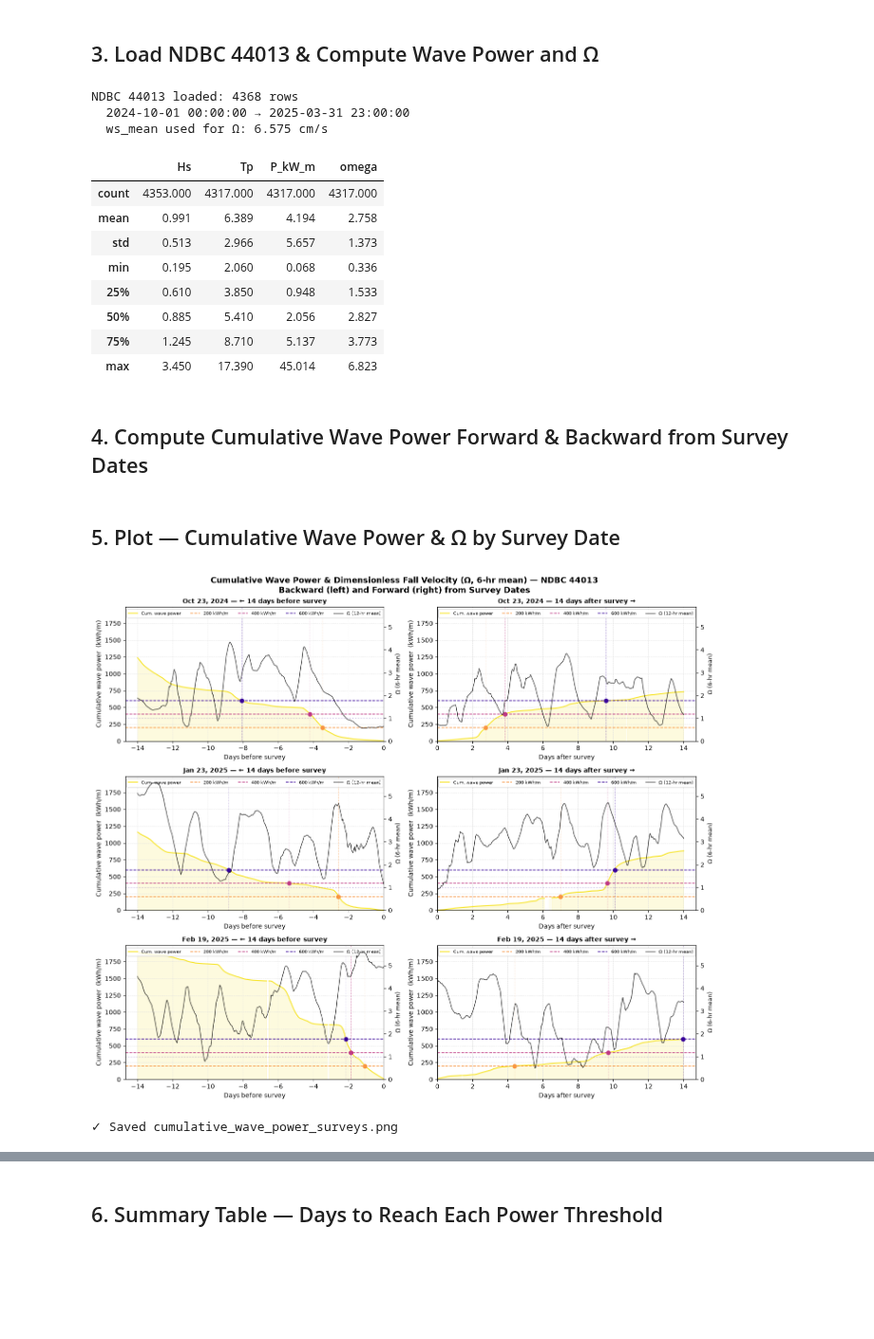
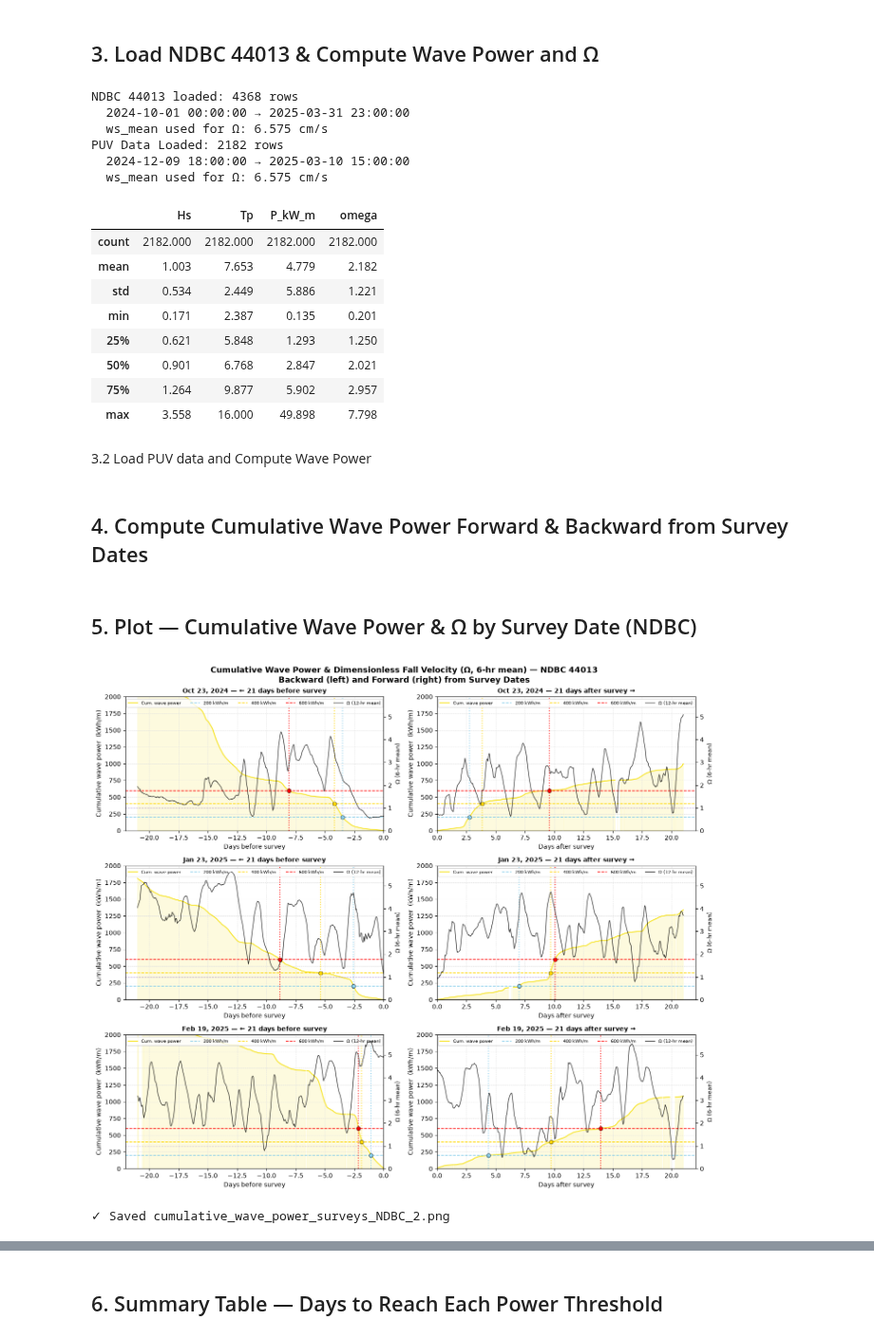
Before and after one commit to cvolpano/PUVprocessing_usgs, a Jupyter notebook: nanopod/data/cumulativeWavePower.ipynb, the cells around one changed output, grey strips where cells are left out. Shown at 95% size. Saved outputs shown, nothing was run; the diff lists cells and outputs as text; code cells hidden in the pictures; blank space fills up the shorter version.

Commit message:
Updated color scheme on wave power figures

```diff
--- a/nanopod/data/cumulativeWavePower.ipynb
+++ b/nanopod/data/cumulativeWavePower.ipynb
@@ -33,10 +31,10 @@ END   = "2025-03-31"
 
 NDBC_44013_FILE = OUT_DIR / f"NDBC_44013_{START[:7]}_to_{END[:7]}.csv"
 GRAIN_FILE      = OUT_DIR / "caco-waves_grainsize.csv"   # update path as needed
-
-SURVEY_DATES     = ["2024-10-23", "2025-01-23", "2025-02-19"]
-LOOKBACK_DAYS    = 14
-LOOKFWD_DAYS     = 14
+PUV_FILE        = OUT_DIR / 'sig1000_waves_ALL.csv'
+SURVEY_DATES     = ["2024-10-23", "2025-01-23", "2025-02-19"] #, "2025-03-06"]
+LOOKBACK_DAYS    = 21
+LOOKFWD_DAYS     = 21
 POWER_THRESHOLDS = [200, 400, 600]   # kWh/m
 
 # Physical constants
@@ -54,7 +52,7 @@ PALETTE = {
     "survey":  _sp(0.55),
     "insitu":  _sp(0.72),
 }
-THRESHOLD_COLORS = [_sp(0.75), _sp(0.45), _sp(0.08)]
+THRESHOLD_COLORS = ['skyblue','gold','red']
 # %% [markdown]
 ## 1. Settling Velocity
 # %%
@@ -149,19 +147,43 @@ print(f"NDBC 44013 loaded: {len(ndbc_44013)} rows")
 print(f"  {ndbc_44013.index.min()} → {ndbc_44013.index.max()}")
 print(f"  ws_mean used for Ω: {ws_mean*100:.3f} cm/s")
 ndbc_44013[["Hs", "Tp", "P_kW_m", "omega"]].describe().round(3)
+
+def load_puv_csv(path):
+    df = pd.read_csv(path, index_col=0, parse_dates=True)
+    df.index.name = "time"
+    df = df.rename(columns={"wh_4061": "Hs", "wp_peak": "Tp"})
+    df = df.apply(pd.to_numeric, errors="coerce")
+    df["Hs"] = df["Hs"].where(df["Hs"] < 99.0)
+    df["Tp"] = df["Tp"].where(df["Tp"] < 99.0)
+    df["P_kW_m"] = P_CONST * df["Hs"]**2 * df["Tp"]
+    return df
+
+puv = load_puv_csv(PUV_FILE)
+puv = puv.resample("1h").mean()  # hourly so cumsum = kWh/m
+puv["omega"] = puv["Hs"] / (ws_mean * puv["Tp"])
+
+print(f"PUV Data Loaded: {len(puv)} rows")
+print(f"  {puv.index.min()} → {puv.index.max()}")
+print(f"  ws_mean used for Ω: {ws_mean*100:.3f} cm/s")
+puv[["Hs", "Tp", "P_kW_m", "omega"]].describe().round(3)
 # %% [output]
 NDBC 44013 loaded: 4368 rows
   2024-10-01 00:00:00 → 2025-03-31 23:00:00
   ws_mean used for Ω: 6.575 cm/s
+PUV Data Loaded: 2182 rows
+  2024-12-09 18:00:00 → 2025-03-10 15:00:00
+  ws_mean used for Ω: 6.575 cm/s
 |  | Hs | Tp | P_kW_m | omega |
-| count | 4353.000 | 4317.000 | 4317.000 | 4317.000 |
-| mean | 0.991 | 6.389 | 4.194 | 2.758 |
-| std | 0.513 | 2.966 | 5.657 | 1.373 |
-| min | 0.195 | 2.060 | 0.068 | 0.336 |
-| 25% | 0.610 | 3.850 | 0.948 | 1.533 |
-| 50% | 0.885 | 5.410 | 2.056 | 2.827 |
-| 75% | 1.245 | 8.710 | 5.137 | 3.773 |
-| max | 3.450 | 17.390 | 45.014 | 6.823 |
+| count | 2182.000 | 2182.000 | 2182.000 | 2182.000 |
+| mean | 1.003 | 7.653 | 4.779 | 2.182 |
+| std | 0.534 | 2.449 | 5.886 | 1.221 |
+| min | 0.171 | 2.387 | 0.135 | 0.201 |
+| 25% | 0.621 | 5.848 | 1.293 | 1.250 |
+| 50% | 0.901 | 6.768 | 2.847 | 2.021 |
+| 75% | 1.264 | 9.877 | 5.902 | 2.957 |
+| max | 3.558 | 16.000 | 49.898 | 7.798 |
+# %% [markdown]
+3.2 Load PUV data and Compute Wave Power
 # %% [markdown]
 ## 4. Compute Cumulative Wave Power Forward & Backward from Survey Dates
 # %%
@@ -192,7 +214,7 @@ def cumulative_around(df, survey_date, lookback_days, lookfwd_days):
 
     return backward, forward
 # %% [markdown]
-## 5. Plot — Cumulative Wave Power & Ω by Survey Date
+## 5. Plot — Cumulative Wave Power & Ω by Survey Date (NDBC)
 # %%
 # Compute global y-axis limits across all surveys and directions
 all_cum_power = []
@@ -243,37 +265,37 @@ for i, survey_date in enumerate(SURVEY_DATES):
             crossed = df_seg[df_seg["cum_power"] >= thresh]
             if not crossed.empty:
                 x_cross = crossed["days"].iloc[0]
-                ax.axvline(x_cross, color=tcol, lw=0.8, ls=":", alpha=0.7)
-                ax.scatter(x_cross, thresh, color=tcol, s=40, zorder=5)
+                ax.axvline(x_cross, color=tcol, lw=1.5, ls=":", alpha=0.9)
+                ax.scatter(x_cross, thresh, linewidth = 0.5,edgecolors='k',color=tcol, s=40, zorder=5)
 
         # ── 6-hour rolling mean of Omega on secondary axis ────────────────────
         omega_smooth = df_seg["omega"].rolling(12, center=True, min_periods=1).mean()
         ax2.plot(x, omega_smooth, color='black', lw=1,
                  alpha=0.8, label="Ω (12-hr mean)")
         ax2.axhline(1, color=PALETTE["wis"], lw=0.8, ls=":", alpha=0.5)
         ax2.axhline(6, color=PALETTE["wis"], lw=0.8, ls=":", alpha=0.5)
         ax2.set_ylabel("Ω (6-hr mean)", color="black", fontsize=9)
         ax2.tick_params(axis="y", labelcolor="black")
         ax2.set_ylim(0, ymax_omega)
 
         ax.set_title(f"{t_survey.strftime('%b %d, %Y')} — {seg_label}",
                      fontweight="bold", fontsize=10)
         ax.set_xlabel(xlabel)
         ax.set_ylabel("Cumulative wave power  (kWh/m)")
-        ax.set_ylim(0, ymax_power)
+        ax.set_ylim(0, 2000)
         ax.set_xlim(right=0) if j == 0 else ax.set_xlim(left=0)
         ax.grid(color="#e0e0e0", linewidth=0.6, linestyle="--")
 
         # Combined legend
         lines1, labels1 = ax.get_legend_handles_labels()
         lines2, labels2 = ax2.get_legend_handles_labels()
         ax.legend(lines1 + lines2, labels1 + labels2,
                   fontsize=7.5, loc="upper center", ncol=5)
 
 fig.tight_layout()
-fig.savefig(PLOT_DIR / "cumulative_wave_power_surveys.png", bbox_inches="tight", dpi=150)
+fig.savefig(PLOT_DIR / "cumulative_wave_power_surveys_NDBC_2.png", bbox_inches="tight", dpi=150)
 plt.show()
-print("✓ Saved cumulative_wave_power_surveys.png")
+print("✓ Saved cumulative_wave_power_surveys_NDBC_2.png")
 # %% [output]
-[figure, old version]
+[figure, new version]
-✓ Saved cumulative_wave_power_surveys.png
+✓ Saved cumulative_wave_power_surveys_NDBC_2.png
```
Also changed, not shown: parts of 11 cells of this notebook, 21 other files.
